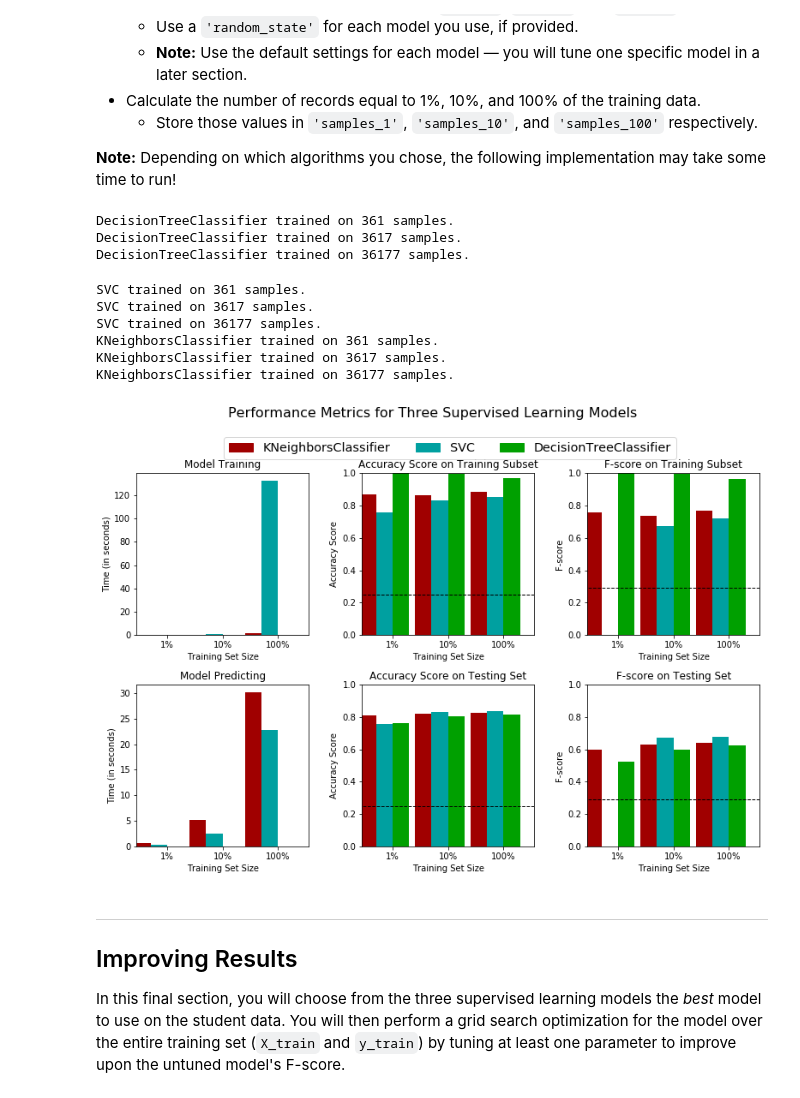
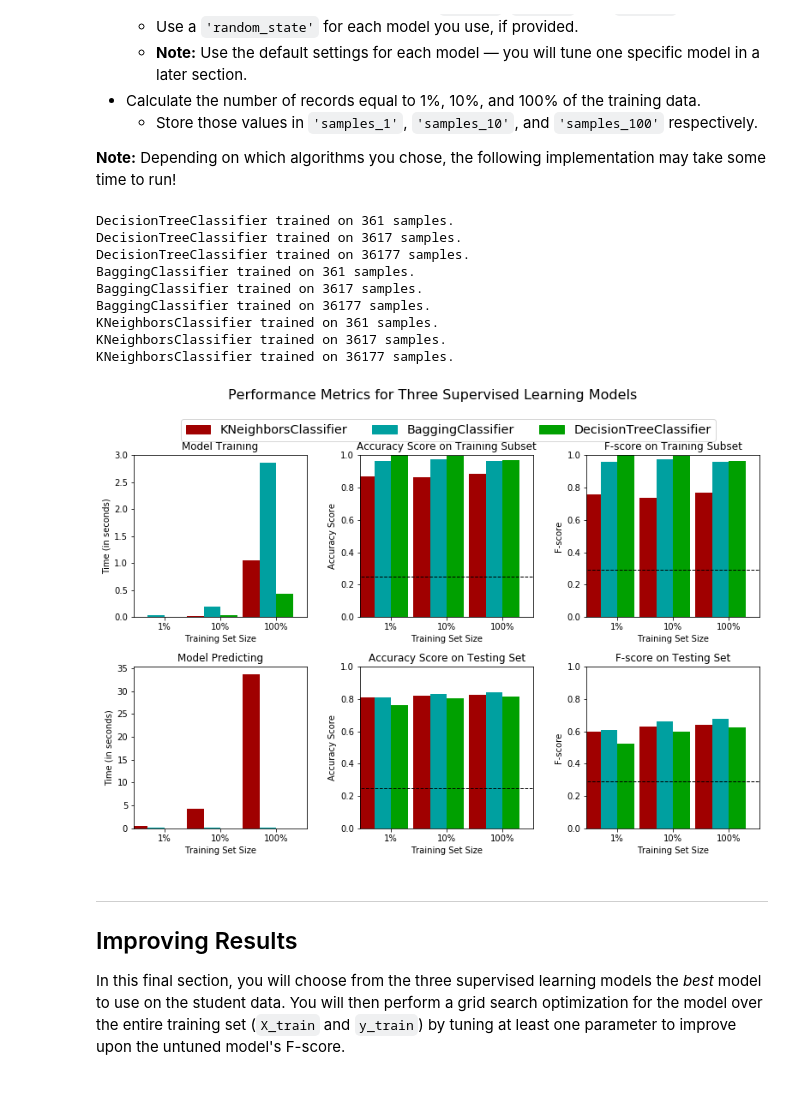
Before and after one commit to bdjidi/udacity, a Jupyter notebook: nd009/finding_donors/finding_donors.ipynb, the cells around one changed output. Saved outputs shown, nothing was run; the diff lists cells and outputs as text; code cells hidden in the pictures.

```diff
--- a/nd009/finding_donors/finding_donors.ipynb
+++ b/nd009/finding_donors/finding_donors.ipynb
@@ -377,44 +401,44 @@ In the code cell, you will need to implement the following:
 # %%
 # TODO: Import the three supervised learning models from sklearn
 from sklearn.tree import DecisionTreeClassifier
-from sklearn.svm import SVC
+from sklearn.ensemble import BaggingClassifier
 from sklearn.neighbors import KNeighborsClassifier
 
 # TODO: Initialize the three models
 clf_A = DecisionTreeClassifier(random_state=161)
-clf_B = SVC(random_state=161)
+clf_B = BaggingClassifier(base_estimator=clf_A)
 clf_C = KNeighborsClassifier()
 
 # TODO: Calculate the number of samples for 1%, 10%, and 100% of the training data
 # HINT: samples_100 is the entire training set i.e. len(y_train)
 # HINT: samples_10 is 10% of samples_100
 # HINT: samples_1 is 1% of samples_100
 samples_100 = int(len(y_train))
 samples_10 = int(.1*samples_100)
 samples_1 = int(.1*samples_10)
 
 # Collect results on the learners
 results = {}
 for clf in [clf_A, clf_B, clf_C]:
     clf_name = clf.__class__.__name__
     results[clf_name] = {}
     for i, samples in enumerate([samples_1, samples_10, samples_100]):
         results[clf_name][i] = \
         train_predict(clf, samples, X_train, y_train, X_test, y_test, beta=.5)
 
 # Run metrics visualization for the three supervised learning models chosen
 vs.evaluate(results, accuracy, fscore)
 # %% [output]
 DecisionTreeClassifier trained on 361 samples.
 DecisionTreeClassifier trained on 3617 samples.
 DecisionTreeClassifier trained on 36177 samples.
+BaggingClassifier trained on 361 samples.
+BaggingClassifier trained on 3617 samples.
+BaggingClassifier trained on 36177 samples.
+KNeighborsClassifier trained on 361 samples.
+KNeighborsClassifier trained on 3617 samples.
+KNeighborsClassifier trained on 36177 samples.
-SVC trained on 361 samples.
-SVC trained on 3617 samples.
-SVC trained on 36177 samples.
-KNeighborsClassifier trained on 361 samples.
-KNeighborsClassifier trained on 3617 samples.
-KNeighborsClassifier trained on 36177 samples.
-[figure, old version]
+[figure, new version]
 # %% [markdown]
 ----
 ## Improving Results
```
Also changed, not shown: parts of 18 cells of this notebook, 1 other file.
